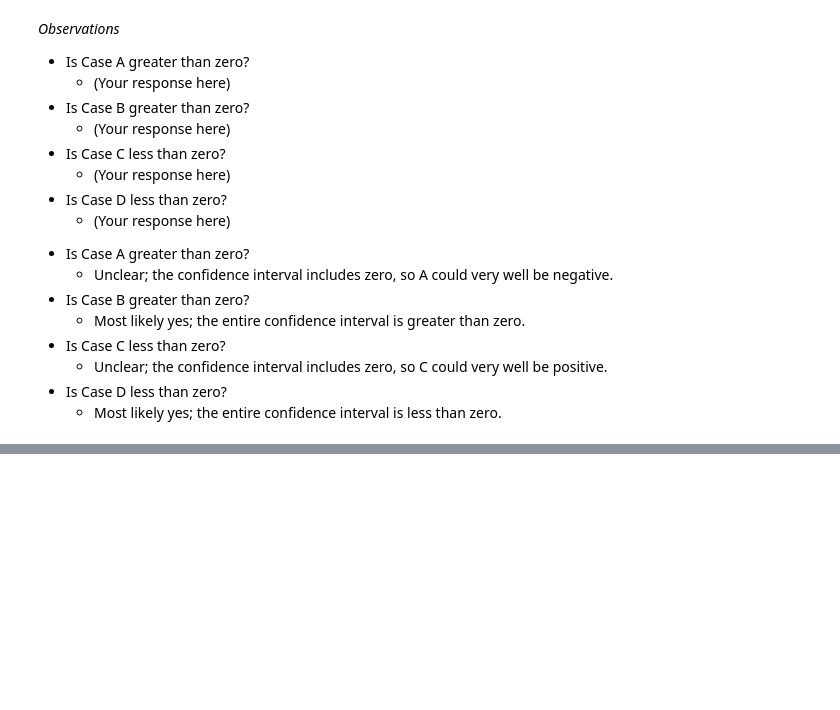
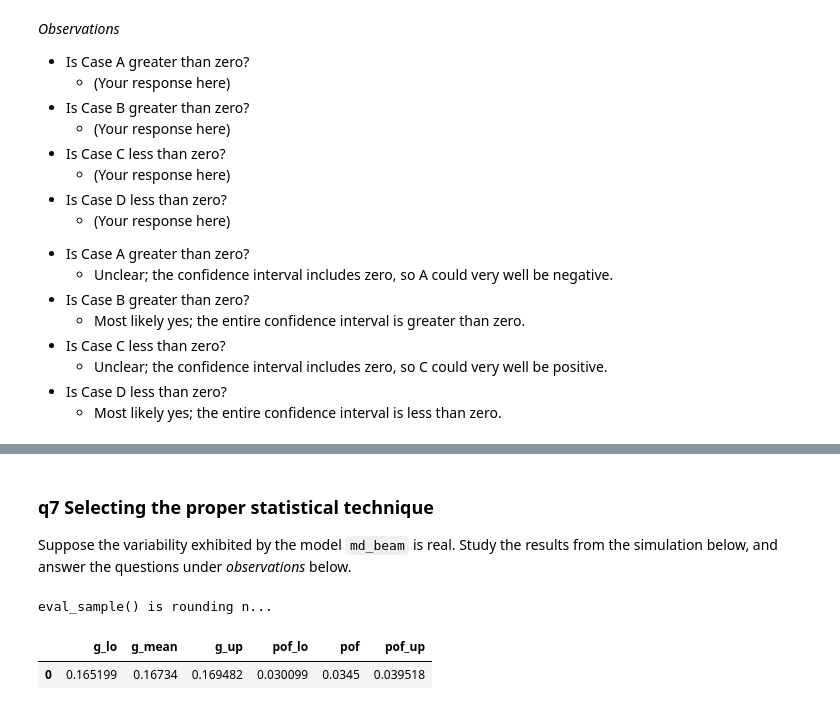
Before and after one commit to zdelrosario/evc-course, a Jupyter notebook: exercises/e-stat05-CI-master.ipynb, the cells around one changed output, grey strips where cells are left out. Saved outputs shown, nothing was run; the diff lists cells and outputs as text; code cells hidden in the pictures; blank space fills up the shorter version.

```diff
--- a/exercises/e-stat05-CI-master.ipynb
+++ b/exercises/e-stat05-CI-master.ipynb
@@ -341,0 +437,26 @@ eval_sample() is rounding n...
+# %% [markdown]
+### __q7__ Selecting the proper statistical technique
+
+Suppose the variability exhibited by the model `md_beam` is real. Study the results from the simulation below, and answer the questions under *observations* below.
+# %%
+## TODO: No need to edit; run and inspect the results
+(
+    md_beam
+    >> gr.ev_sample(
+        n=1e4,
+        df_det="nom",
+    )
+    >> gr.tf_summarize(
+        g_lo=gr.mean_lo(DF.g_stress),
+        g_mean=gr.mean(DF.g_stress),
+        g_up=gr.mean_up(DF.g_stress),
+
+        pof_lo=gr.pr_lo(DF.g_stress <= 0),
+        pof=gr.pr(DF.g_stress <= 0),
+        pof_up=gr.pr_up(DF.g_stress <= 0),
+    )
+)
+# %% [output]
+eval_sample() is rounding n...
+|  | g_lo | g_mean | g_up | pof_lo | pof | pof_up |
+| 0 | 0.165199 | 0.16734 | 0.169482 | 0.030099 | 0.0345 | 0.039518 |
```
Also changed, not shown: parts of 41 cells of this notebook.
